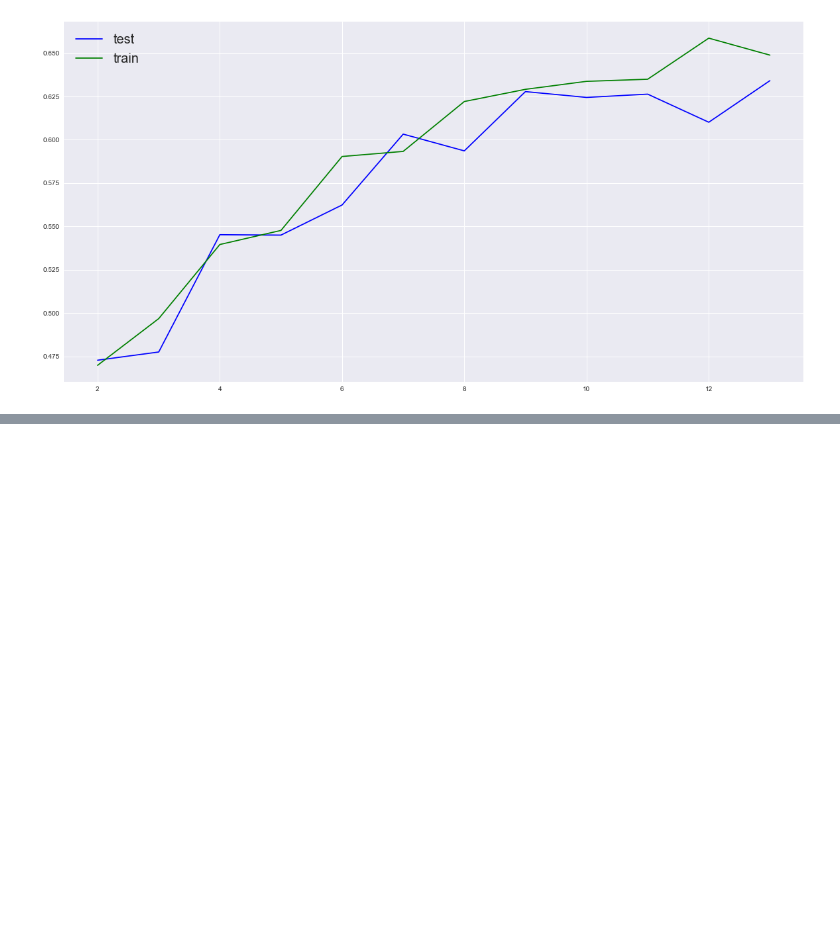
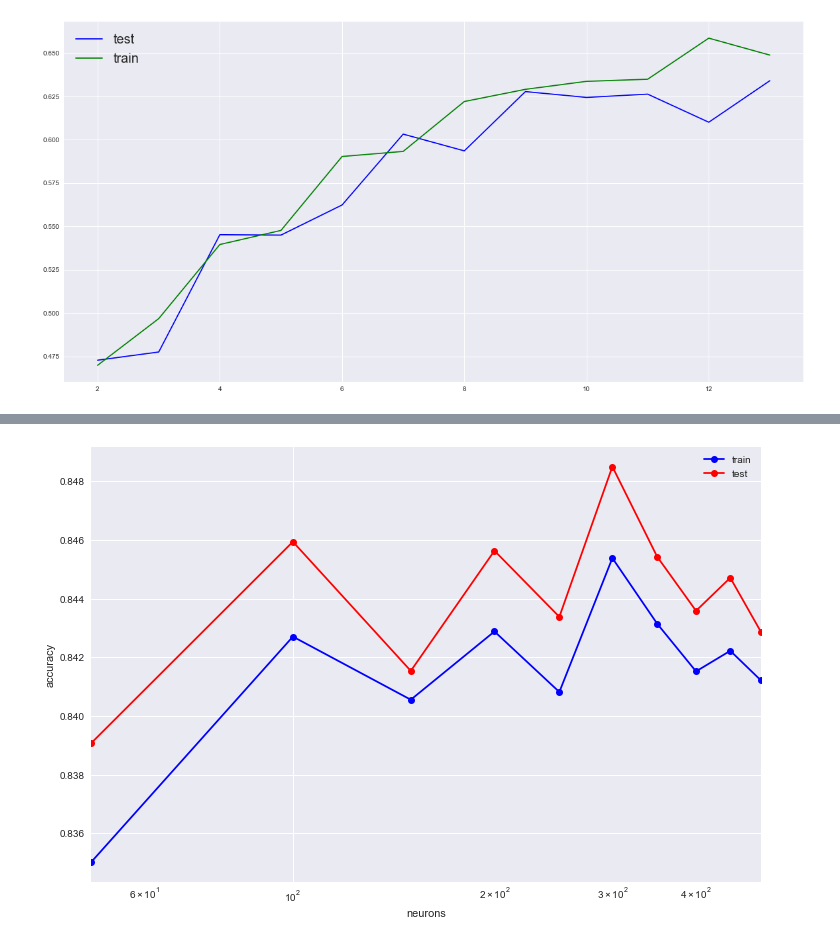
Before and after one commit to AligoruM/ML, a Jupyter notebook: Task1.ipynb, the cells around one changed output, grey strips where cells are left out. Cells and saved outputs as stored; diff of their text form; code cells hidden in the pictures; blank space fills up the shorter version.

```diff
--- a/Task1.ipynb
+++ b/Task1.ipynb
@@ -714,0 +777,15 @@ pass
+# %%
+%%time
+neurons_arr = np.linspace(50, 500, 10).astype('int64')
+
+test_acc = []
+train_acc = []
+
+for i in neurons_arr:
+    mlp_model = MLPClassifier(hidden_layer_sizes = (i, i,), alpha = 0.1, solver = 'lbfgs',
+                          activation = 'logistic', random_state = 2020)
+    mlp_model.fit(X_train, y_train)
+
+    train_acc.append(mlp_model.score(X_train, y_train))
+    test_acc.append(mlp_model.score(X_test, y_test))
+    print(i)
@@ -714,0 +804,11 @@ pass
+# %%
+plt.figure(figsize=(12,8))
+plt.semilogx(neurons_arr, train_acc, 'b-o', label = 'train')
+plt.semilogx(neurons_arr, test_acc, 'r-o', label = 'test')
+plt.xlim([np.min(neurons_arr), np.max(neurons_arr)])
+plt.xlabel('neurons')
+plt.ylabel('accuracy')
+plt.legend()
+pass
+# %% [output]
+[figure, added]
```
Also changed, not shown: parts of 13 cells of this notebook.
